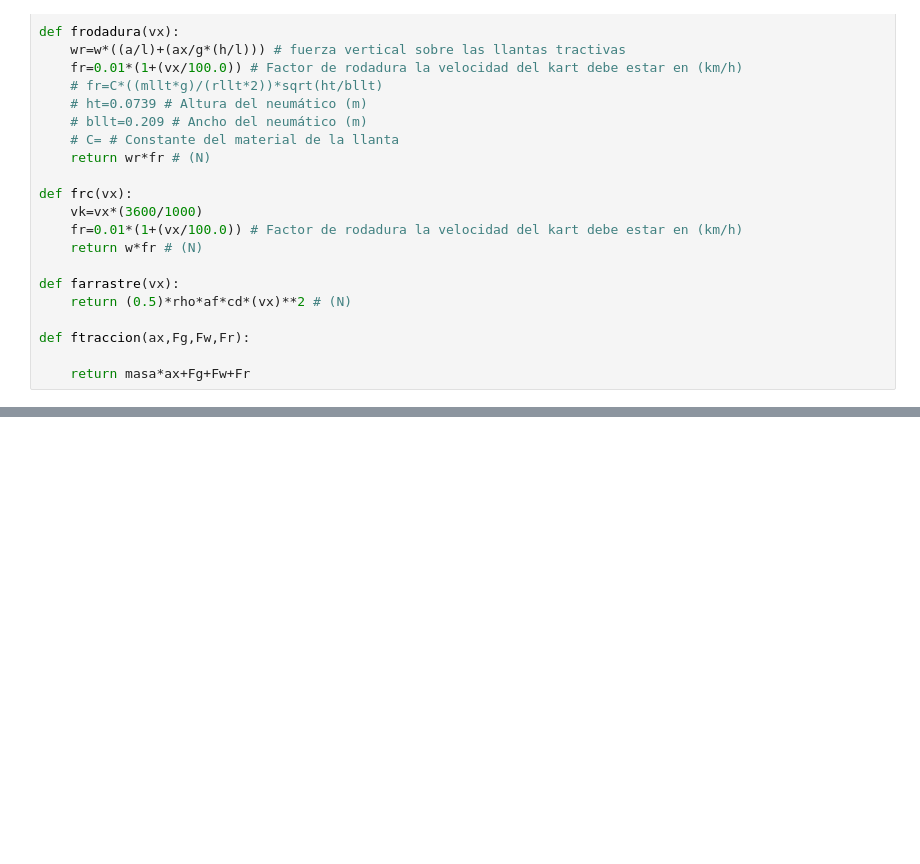
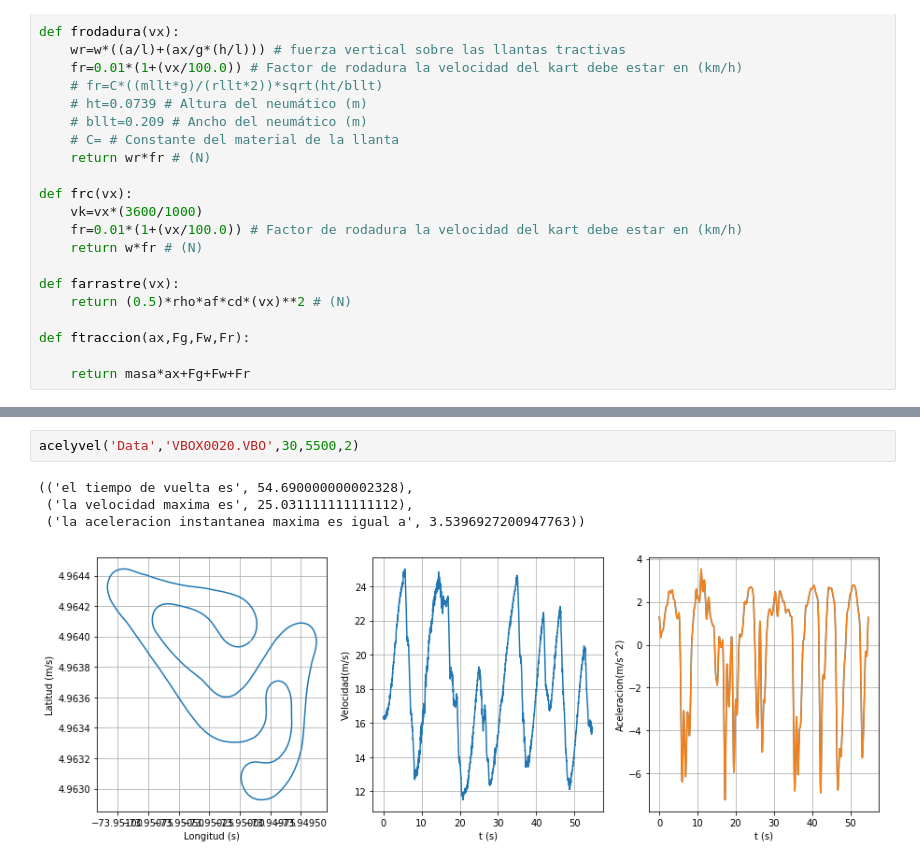
Before and after one commit to camilogarcia96/Taller3, a Jupyter notebook: Taller3.ipynb, the cells around one changed output, grey strips where cells are left out. Saved outputs shown, nothing was run; the diff lists cells and outputs as text; blank space fills up the shorter version.

```diff
--- a/Taller3.ipynb
+++ b/Taller3.ipynb
@@ -286,0 +349,7 @@ array([-2.08311801, -2.00523186, -1.92239329, ..., -2.2859521 ,
+# %%
+acelyvel('Data','VBOX0020.VBO',30,5500,2)
+# %% [output]
+(('el tiempo de vuelta es', 54.690000000002328),
+ ('la velocidad maxima es', 25.031111111111112),
+ ('la aceleracion instantanea maxima es igual a', 3.5396927200947763))
+[figure, added]
```
Also changed, not shown: parts of 22 cells of this notebook, 1 other file.
